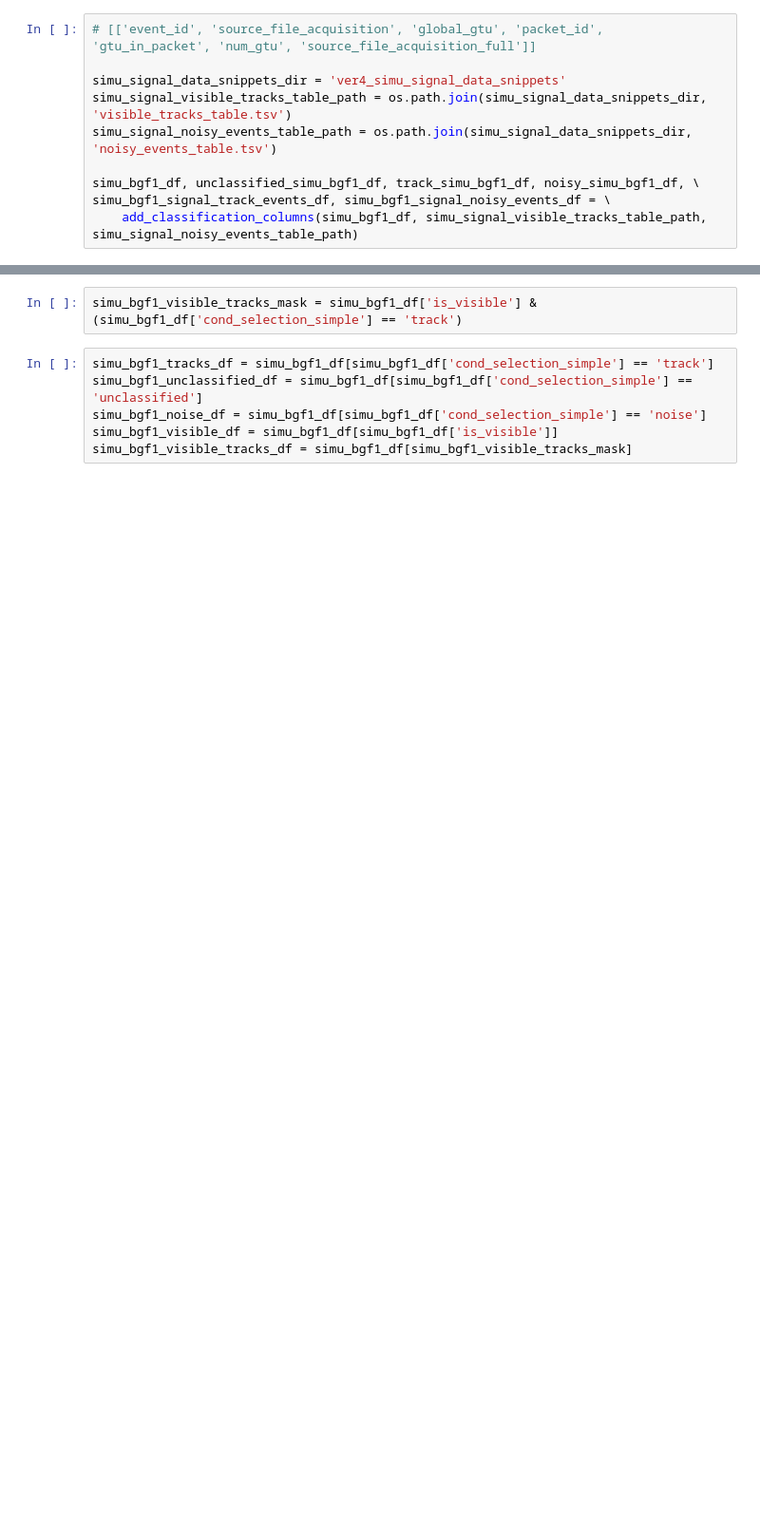
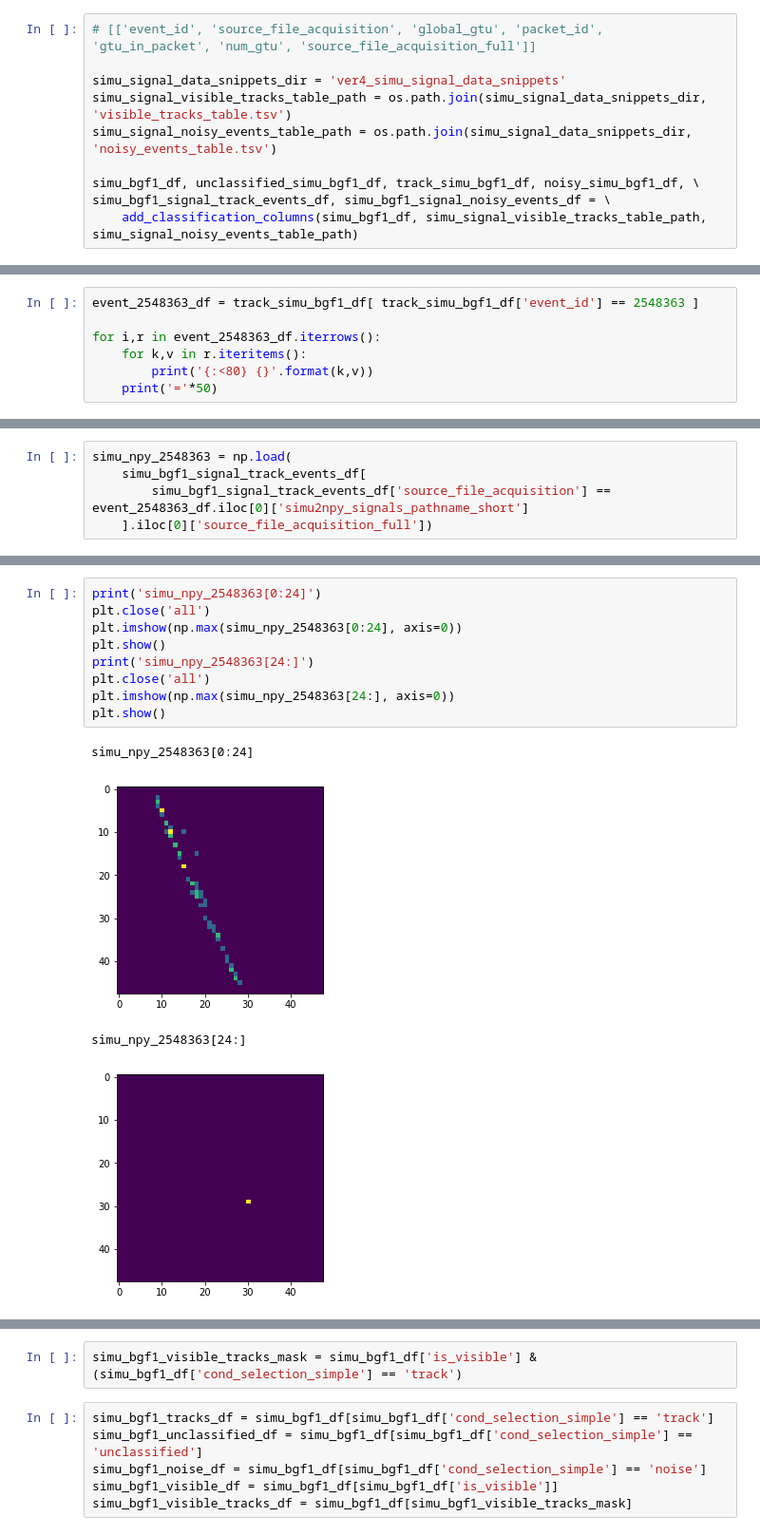
Before and after one commit to vrabelmichal/euso-patt-reco-notebooks, a Jupyter notebook: notebooks/ver4_machine_learning_trg_classification.ipynb, the cells around one changed output, grey strips where cells are left out. Shown at 95% size. Saved outputs shown, nothing was run; the diff lists cells and outputs as text; blank space fills up the shorter version.

```diff
--- a/notebooks/ver4_machine_learning_trg_classification.ipynb
+++ b/notebooks/ver4_machine_learning_trg_classification.ipynb
@@ -261,0 +321,7 @@ simu_bgf1_signal_track_events_df, simu_bgf1_signal_noisy_events_df = \
+# %%
+event_2548363_df = track_simu_bgf1_df[ track_simu_bgf1_df['event_id'] == 2548363 ]
+
+for i,r in event_2548363_df.iterrows():
+    for k,v in r.iteritems():
+        print('{:<80} {}'.format(k,v))
+    print('='*50)
@@ -261,0 +379,5 @@ simu_bgf1_signal_track_events_df, simu_bgf1_signal_noisy_events_df = \
+# %%
+simu_npy_2548363 = np.load(
+    simu_bgf1_signal_track_events_df[
+        simu_bgf1_signal_track_events_df['source_file_acquisition'] == event_2548363_df.iloc[0]['simu2npy_signals_pathname_short']
+    ].iloc[0]['source_file_acquisition_full'])
@@ -261,0 +408,14 @@ simu_bgf1_signal_track_events_df, simu_bgf1_signal_noisy_events_df = \
+# %%
+print('simu_npy_2548363[0:24]')
+plt.close('all')
+plt.imshow(np.max(simu_npy_2548363[0:24], axis=0))
+plt.show()
+print('simu_npy_2548363[24:]')
+plt.close('all')
+plt.imshow(np.max(simu_npy_2548363[24:], axis=0))
+plt.show()
+# %% [output]
+simu_npy_2548363[0:24]
+[figure, added]
+simu_npy_2548363[24:]
+[figure, added]
```
Also changed, not shown: parts of 41 cells of this notebook.
